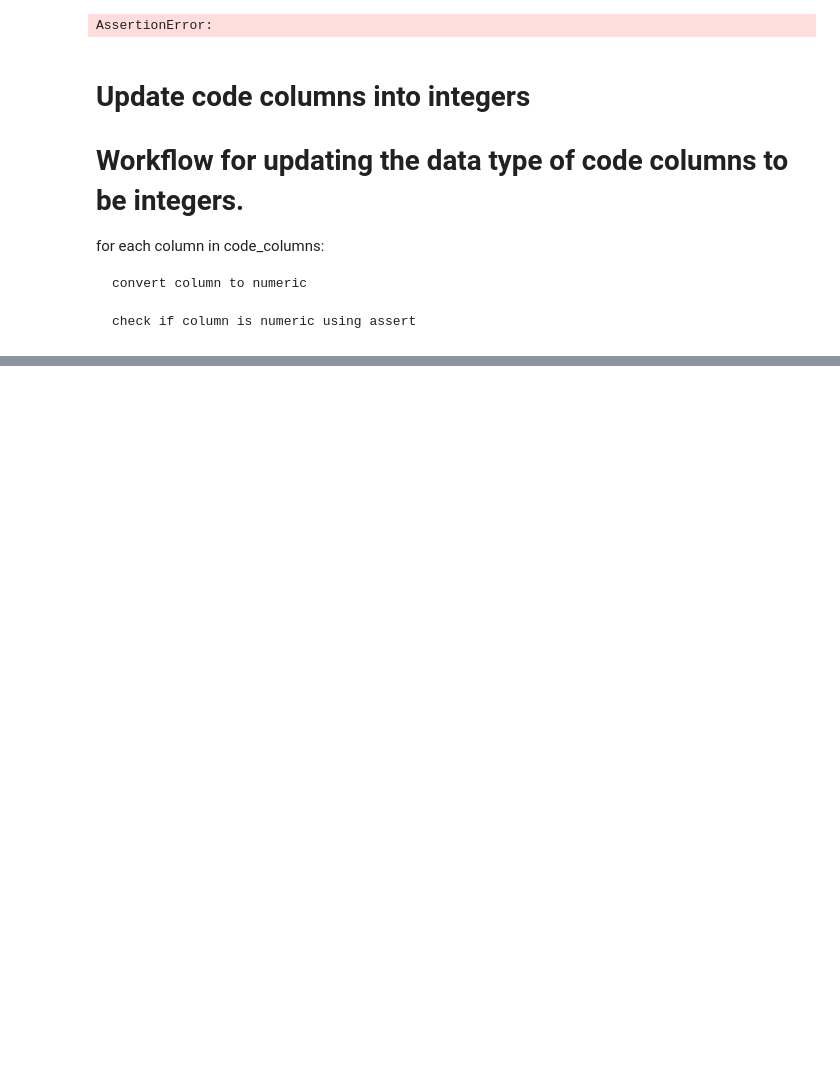
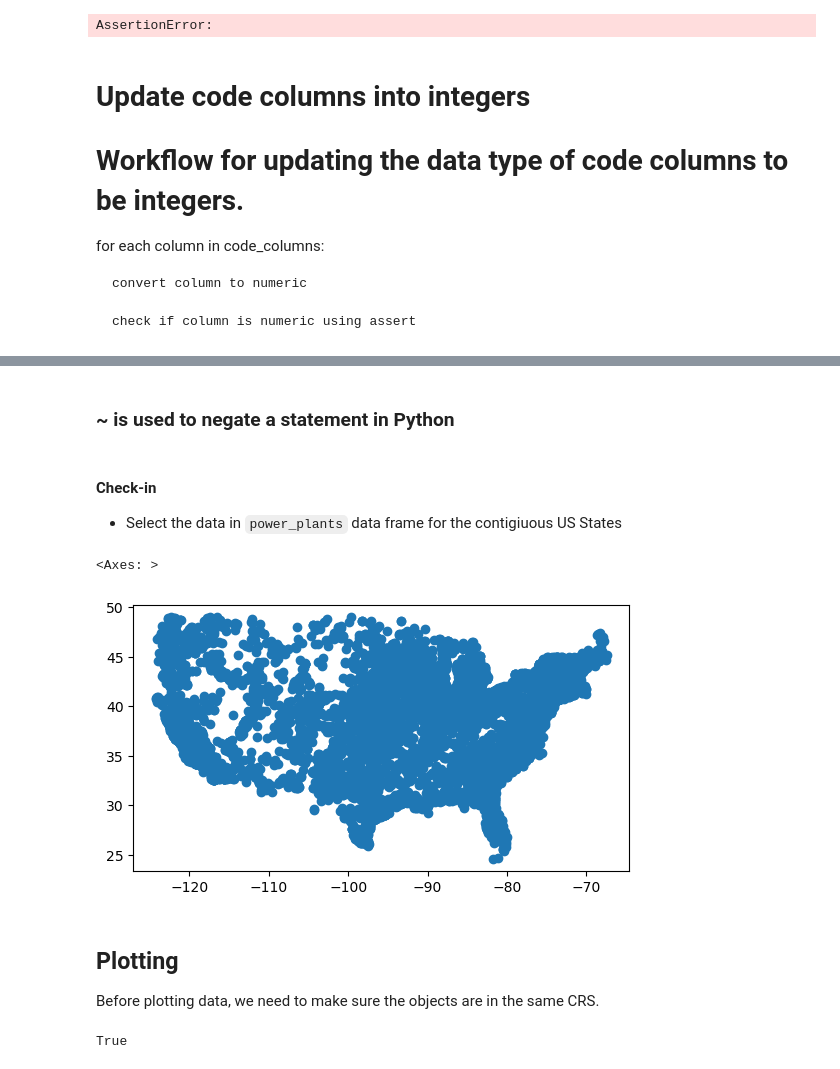
Before and after one commit to vedikaS-byte/eds-220-2025-in-class, a Jupyter notebook: week5-code-streamlining.ipynb, the cells around one changed output, grey strips where cells are left out. Drawn from its saved outputs; the diff is of its cells as text; code cells hidden in the pictures; blank space fills up the shorter version.

```diff
--- a/week5-code-streamlining.ipynb
+++ b/week5-code-streamlining.ipynb
@@ -141,0 +174,22 @@ for column in code_cols:
+# %% [markdown]
+### ~ is used to negate a statement in Python
+# %% [markdown]
+#### Check-in
+- Select the data in `power_plants` data frame for the contigiuous US States
+# %%
+# Select contiguous US states
+power_plants.head()
+power_plants.state.unique()
+power_plants_cont = power_plants[(~power_plants["state"].isin(["Hawaii", "Alaska", "nan", "994.4", "District of Colombia", "Puerto Rico"]))]
+power_plants_cont.state.unique()
+power_plants_cont.plot()
+# %% [output]
+<Axes: >
+[figure, added]
+# %% [markdown]
+## Plotting
+Before plotting data, we need to make sure the objects are in the same CRS.
+# %%
+power_plants_cont.crs == power_plants.crs
+# %% [output]
+True
```
Also changed, not shown: parts of 6 cells of this notebook.
